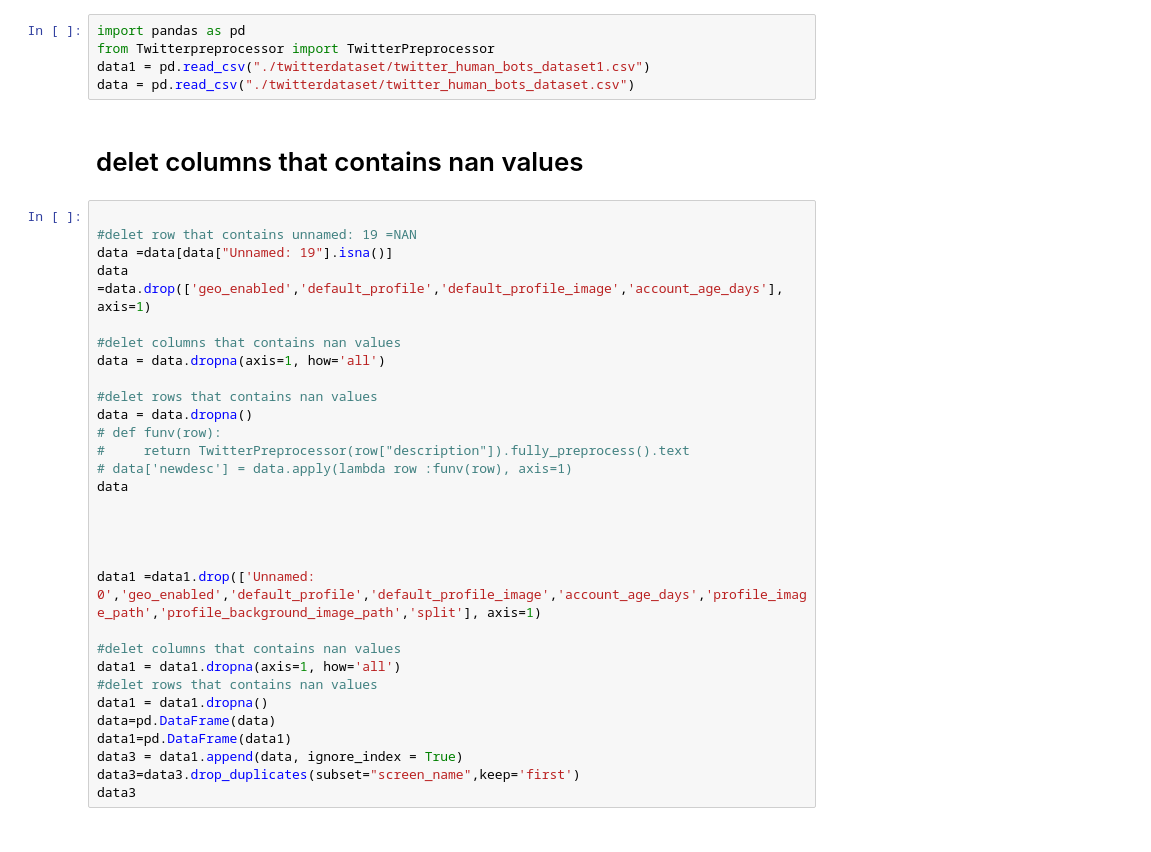
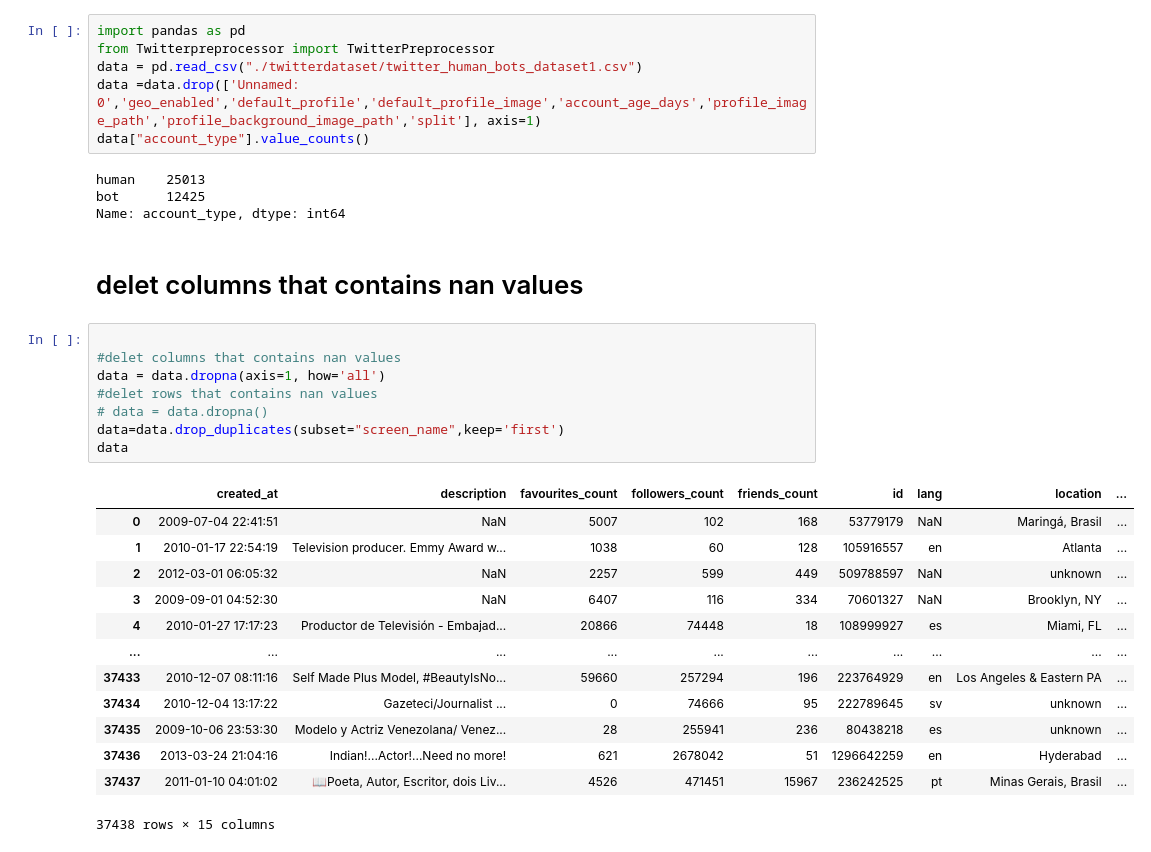
Before and after one commit to PFE2024/satt_ai, a Jupyter notebook: twitter/cleandata.ipynb, the cells around one changed output. Drawn from its saved outputs; the diff is of its cells as text.

Commit message:
preprocessor

```diff
--- a/twitter/cleandata.ipynb
+++ b/twitter/cleandata.ipynb
@@ -1,37 +1,34 @@
 # %%
 import pandas as pd
 from Twitterpreprocessor import TwitterPreprocessor
-data1 = pd.read_csv("./twitterdataset/twitter_human_bots_dataset1.csv")
-data = pd.read_csv("./twitterdataset/twitter_human_bots_dataset.csv")
+data = pd.read_csv("./twitterdataset/twitter_human_bots_dataset1.csv")
+data =data.drop(['Unnamed: 0','geo_enabled','default_profile','default_profile_image','account_age_days','profile_image_path','profile_background_image_path','split'], axis=1)
+data["account_type"].value_counts()
+# %% [output]
+human    25013
+bot      12425
+Name: account_type, dtype: int64
 # %% [markdown]
 # delet columns that contains nan values
-# %%
-
-#delet row that contains unnamed: 19 =NAN
-data =data[data["Unnamed: 19"].isna()]
-data =data.drop(['geo_enabled','default_profile','default_profile_image','account_age_days'], axis=1)
-
-#delet columns that contains nan values
-data = data.dropna(axis=1, how='all')
-
-#delet rows that contains nan values
-data = data.dropna()
-# def funv(row):
-#     return TwitterPreprocessor(row["description"]).fully_preprocess().text
-# data['newdesc'] = data.apply(lambda row :funv(row), axis=1)
-data
-
-
-
-
-data1 =data1.drop(['Unnamed: 0','geo_enabled','default_profile','default_profile_image','account_age_days','profile_image_path','profile_background_image_path','split'], axis=1)
-
-#delet columns that contains nan values
-data1 = data1.dropna(axis=1, how='all')
-#delet rows that contains nan values
-data1 = data1.dropna()
-data=pd.DataFrame(data)
-data1=pd.DataFrame(data1)
-data3 = data1.append(data, ignore_index = True)
-data3=data3.drop_duplicates(subset="screen_name",keep='first')
-data3
+# %%
+
+#delet columns that contains nan values
+data = data.dropna(axis=1, how='all')
+#delet rows that contains nan values
+# data = data.dropna()
+data=data.drop_duplicates(subset="screen_name",keep='first')
+data
+# %% [output]
+|  | created_at | description | favourites_count | followers_count | friends_count | id | lang | location | ... |
+| 0 | 2009-07-04 22:41:51 | NaN | 5007 | 102 | 168 | 53779179 | NaN | Maringá, Brasil | ... |
+| 1 | 2010-01-17 22:54:19 | Television producer. Emmy Award w... | 1038 | 60 | 128 | 105916557 | en | Atlanta | ... |
+| 2 | 2012-03-01 06:05:32 | NaN | 2257 | 599 | 449 | 509788597 | NaN | unknown | ... |
+| 3 | 2009-09-01 04:52:30 | NaN | 6407 | 116 | 334 | 70601327 | NaN | Brooklyn, NY | ... |
+| 4 | 2010-01-27 17:17:23 | Productor de Televisión - Embajad... | 20866 | 74448 | 18 | 108999927 | es | Miami, FL | ... |
+| ... | ... | ... | ... | ... | ... | ... | ... | ... | ... |
+| 37433 | 2010-12-07 08:11:16 | Self Made Plus Model, #BeautyIsNo... | 59660 | 257294 | 196 | 223764929 | en | Los Angeles & Eastern PA | ... |
+| 37434 | 2010-12-04 13:17:22 | Gazeteci/Journalist ... | 0 | 74666 | 95 | 222789645 | sv | unknown | ... |
+| 37435 | 2009-10-06 23:53:30 | Modelo y Actriz Venezolana/ Venez... | 28 | 255941 | 236 | 80438218 | es | unknown | ... |
+| 37436 | 2013-03-24 21:04:16 | Indian!...Actor!...Need no more! | 621 | 2678042 | 51 | 1296642259 | en | Hyderabad | ... |
+| 37437 | 2011-01-10 04:01:02 | 📖Poeta, Autor, Escritor, dois Liv... | 4526 | 471451 | 15967 | 236242525 | pt | Minas Gerais, Brasil | ... |
+37438 rows × 15 columns
```
Also changed, not shown: parts of 8 cells of this notebook, 1 other file.
